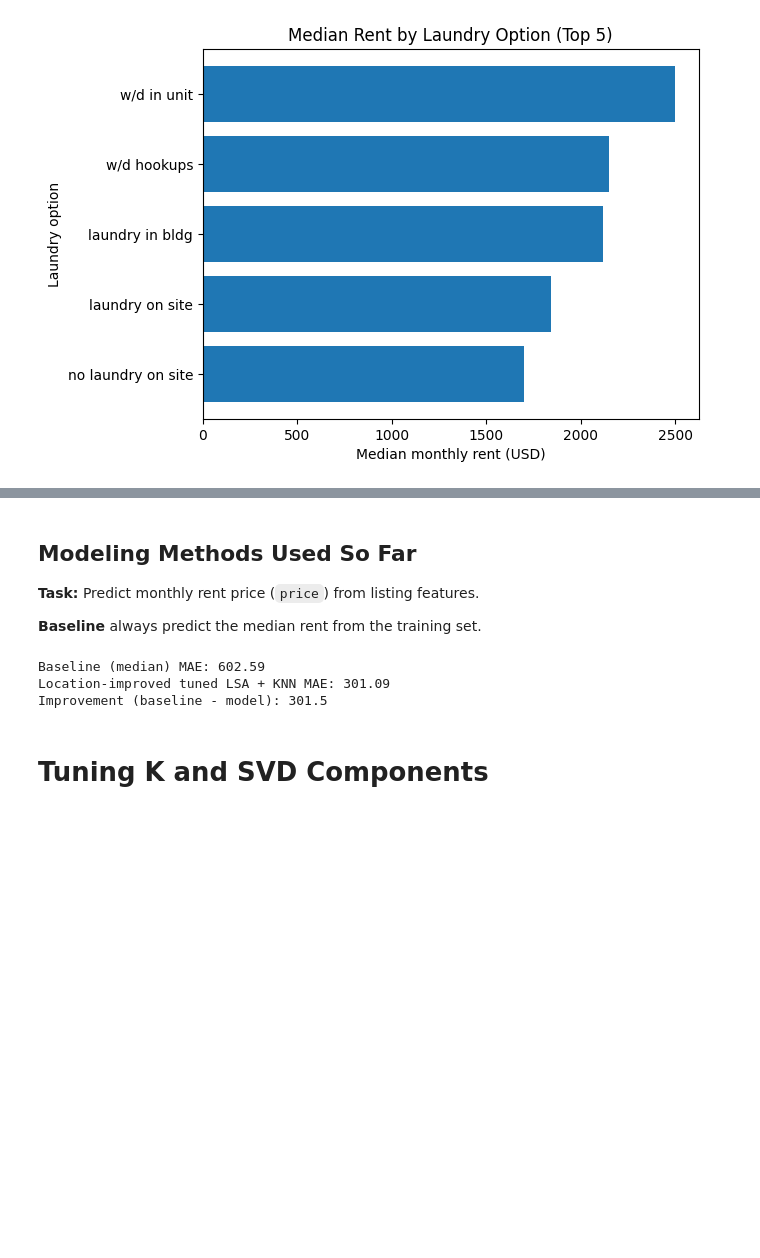
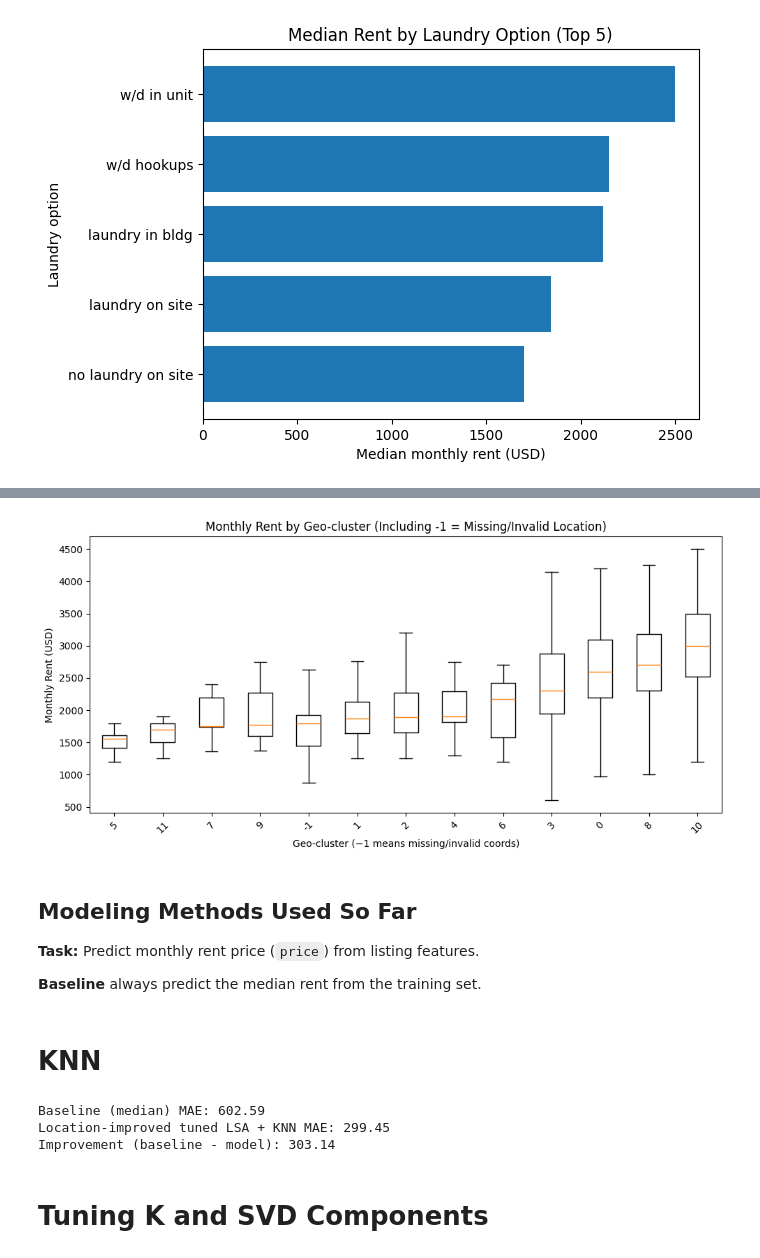
Before and after one commit to lr0826/cs506-project, a Jupyter notebook: notebooks/01_april_checkin.ipynb, the cells around one changed output, grey strips where cells are left out. Drawn from its saved outputs; the diff is of its cells as text; code cells hidden in the pictures; blank space fills up the shorter version.

```diff
--- a/notebooks/01_april_checkin.ipynb
+++ b/notebooks/01_april_checkin.ipynb
@@ -111,3 +213,27 @@ if "laundry_options" in df.columns:
+# %%
+box_df = df.copy()
+
+# Sort clusters by median rent
+med = box_df.groupby("geo_cluster")["price"].median().sort_values()
+sorted_clusters = med.index.tolist()
+
+groups = [box_df.loc[box_df["geo_cluster"] == c, "price"].dropna() for c in sorted_clusters]
+
+plt.figure(figsize=(10, 5))
+plt.boxplot(
+    groups,
+    tick_labels=[str(c) for c in sorted_clusters],
+    showfliers=False
+)
+
+plt.title("Monthly Rent by Geo-cluster (Including -1 = Missing/Invalid Location)")
+plt.xlabel("Geo-cluster (−1 means missing/invalid coords)")
+plt.ylabel("Monthly Rent (USD)")
+plt.xticks(rotation=45)
+plt.tight_layout()
+plt.show()
+# %% [output]
+[figure, added]
 # %% [markdown]
 ## Modeling Methods Used So Far
 
@@ -115,6 +241,8 @@ if "laundry_options" in df.columns:
 
 **Baseline**
 always predict the median rent from the training set.
+# %% [markdown]
+# KNN
 # %%
 import pandas as pd
 import numpy as np
@@ -132,9 +260,9 @@ from sklearn.decomposition import TruncatedSVD
 from sklearn.neighbors import KNeighborsRegressor
 from sklearn.cluster import KMeans
 
-# -------------------------
+
 # Load + cleaning
-# -------------------------
+
 df = pd.read_csv("../data/ma_boston_housing.csv").copy()
 df["description"] = df["description"].fillna("").astype(str)
 
@@ -146,9 +274,9 @@ df = df[df["price"].notna()].copy()
 df = df[(df["price"] >= 500) & (df["price"] <= 15000)]
 df = df.drop_duplicates(subset=["id"])
 
-# -------------------------
+
 # Quality signals from text
-# -------------------------
+
 luxury_keywords = [
     "luxury","renovated","stainless","granite","hardwood","doorman","concierge",
     "gym","fitness","roof deck","rooftop","central air","in-unit","in unit",
@@ -169,9 +297,15 @@ df["luxury_score"] = desc.apply(lambda t: keyword_score(t, luxury_keywords))
 df["transit_score"] = desc.apply(lambda t: keyword_score(t, transit_keywords))
 df["no_fee"] = desc.str.contains("no fee", na=False).astype(int)
 
-# -------------------------
+# Handle bad coordinates (keep listing, ignore location)
+
+mask_good = df["lat"].between(42.0, 42.6) & df["long"].between(-71.4, -70.8)
+
+# Set bad coords to missing so they don't corrupt distances / clustering
+df.loc[~mask_good, ["lat", "long"]] = np.nan
+
 # Location / neighborhood proxy features
-# -------------------------
+
 DOWNTOWN_LAT, DOWNTOWN_LON = 42.3601, -71.0589
 
 if "lat" in df.columns and "long" in df.columns:
@@ -185,9 +319,9 @@ if "lat" in df.columns and "long" in df.columns:
         df.loc[geo.index, "geo_cluster"] = geo_labels
     df["geo_cluster"] = df.get("geo_cluster", -1).fillna(-1).astype(int)
 
-# -------------------------
+
 # Features
-# -------------------------
+
 text_feature = "description"
 
 num_features = [c for c in [
@@ -209,9 +343,9 @@ baseline_pred = np.full(shape=len(y_test), fill_value=y_train.median())
 baseline_mae = mean_absolute_error(y_test, baseline_pred)
 print("Baseline (median) MAE:", round(baseline_mae, 2))
 
-# -------------------------
-# Tuned LSA + KNN (your best settings)
-# -------------------------
+
+# Tuned LSA + KNN
+
 text_pipe = Pipeline(steps=[
     ("tfidf", TfidfVectorizer(
         stop_words="english",
@@ -255,8 +389,8 @@ print("Location-improved tuned LSA + KNN MAE:", round(mae, 2))
 print("Improvement (baseline - model):", round(baseline_mae - mae, 2))
 # %% [output]
 Baseline (median) MAE: 602.59
-Location-improved tuned LSA + KNN MAE: 301.09
-Improvement (baseline - model): 301.5
+Location-improved tuned LSA + KNN MAE: 299.45
+Improvement (baseline - model): 303.14
 # %% [markdown]
 # Tuning K and SVD Components
 # %%
```
Also changed, not shown: parts of 16 cells of this notebook.
